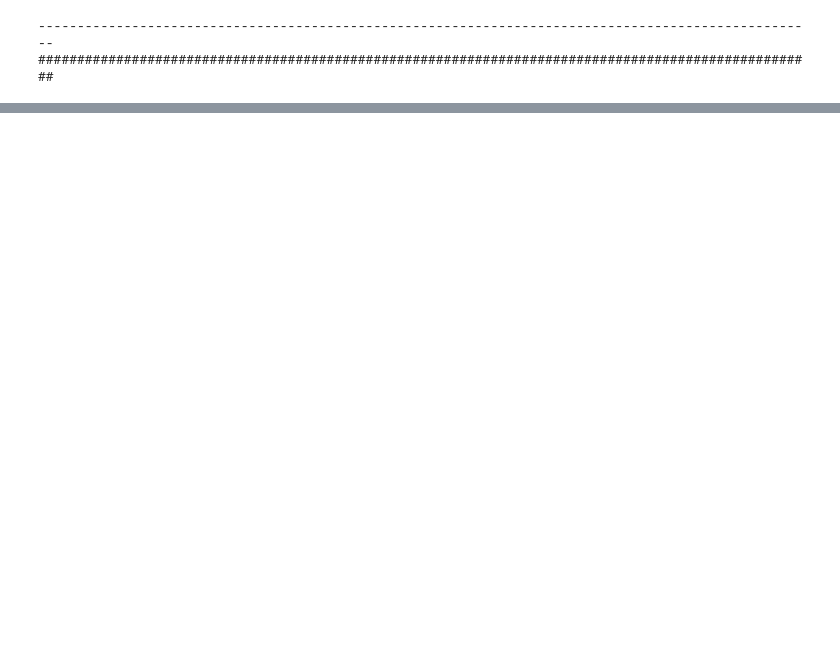
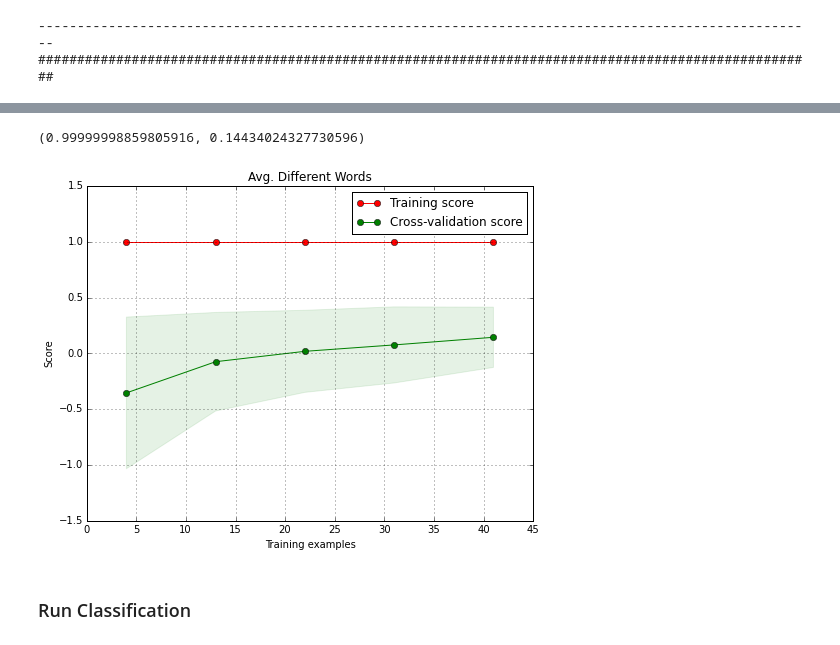
Before and after one commit to bonilhamusclab-projects/behav_connectome_prediction, a Jupyter notebook: entrainment_pred.ipynb, the cells around one changed output, grey strips where cells are left out. Cells and saved outputs as stored; diff of their text form; code cells hidden in the pictures; blank space fills up the shorter version.

```diff
--- a/entrainment_pred.ipynb
+++ b/entrainment_pred.ipynb
@@ -178,0 +180,11 @@ plot(predict_hist_p_atdw, target_p_atdw, 'Picture Average Total Different Words'
+# %%
+svr = sklearn.svm.LinearSVR(C=1e6)
+search_adw.cv.n = 50
+
+entrainment_pred.plot_learning_curve(svr, "Avg. Different Words", data_adw, target_adw,
+                                    cv=search_adw.cv)
+# %% [output]
+(0.99999998859805916, 0.14434024327730596)
+[figure, added]
+# %% [markdown]
+### Run Classification
```
Also changed, not shown: parts of 32 cells of this notebook, 1 other file.
